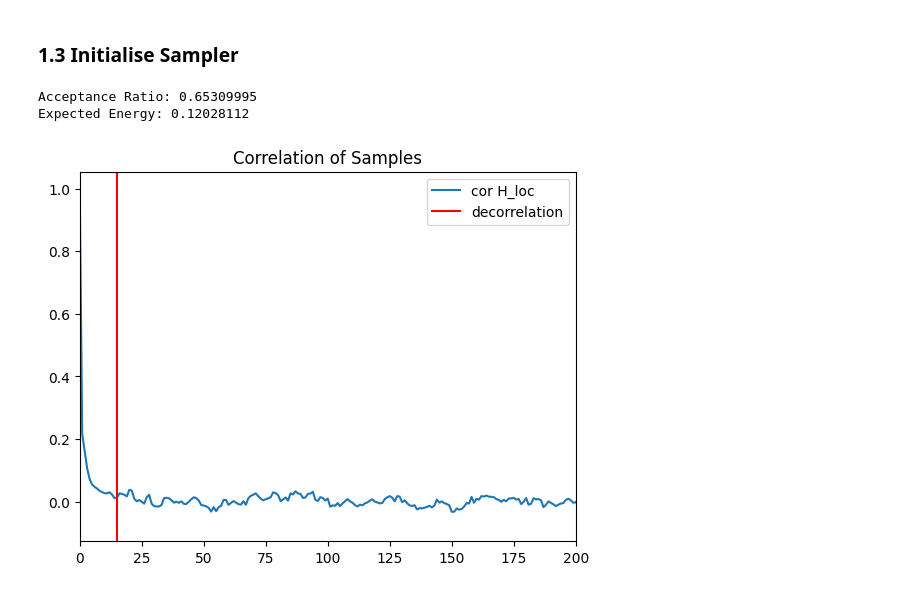
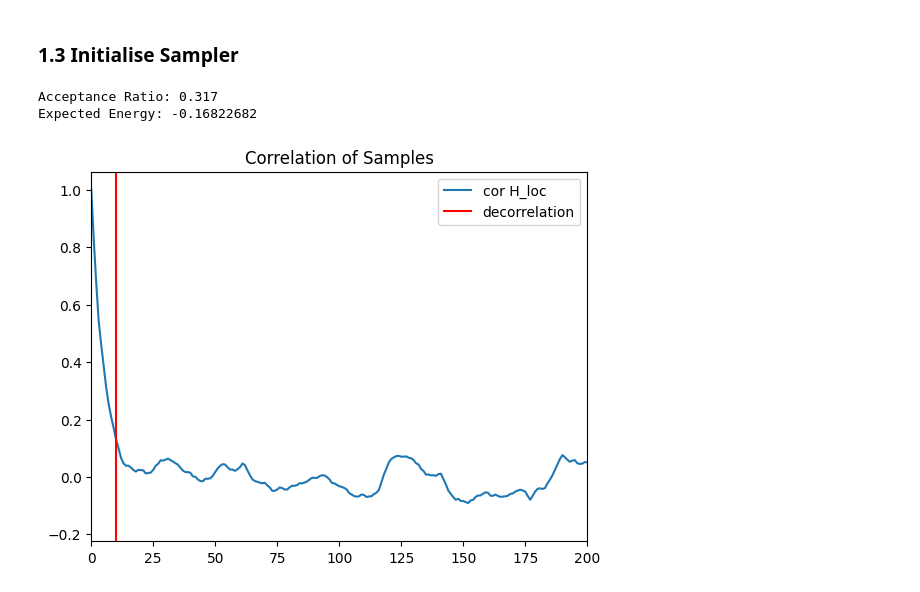
Before and after one commit to evanwonisch/NeuralQuantumStates, a Jupyter notebook: run/LCAO/dihydrogen_variable_distance.ipynb, the cells around one changed output. Cells and saved outputs as stored; diff of their text form; code cells hidden in the pictures.

```diff
--- a/run/LCAO/dihydrogen_variable_distance.ipynb
+++ b/run/LCAO/dihydrogen_variable_distance.ipynb
@@ -121,7 +119,6 @@ plt.ylim(-5, 1)
 ## netket.nn.log_cosh
 
 def act(x):
-    # return x / (1 + jnp.exp(-x)) - 0.1 * x
     return jnp.log(jnp.cosh(x))
 
 class NN(nn.Module):
@@ -131,10 +128,6 @@ class NN(nn.Module):
         x = act(x)
         x = nn.Dense(32, name="dense2", bias_init=jax.random.normal)(x)
         x = act(x)
-        x = nn.Dense(32, name="dense3", bias_init=jax.random.normal)(x)
-        x = act(x)
-        x = nn.Dense(32, name="dense4", bias_init=jax.random.normal)(x)
-        x = act(x)
         x = nn.Dense(1, name="dense5", bias_init=jax.random.normal)(x)
         x = act(x)
         return -jnp.squeeze(x)
@@ -146,19 +139,19 @@ class Ansatz(module.wavefunctions.Wavefunction):
         self.nn = NN()
         self.lcao = module.wavefunctions.LCAO()
 
+    def init_param(self, key):
+        nn_param = self.nn.init(key, jnp.empty((3,)))
 
-    def init_param(self, R, k, key):
-        nn_param = self.nn.init(key, jnp.empty((3,)))
-        lcao_param = self.lcao.init_parameters(R, k, jnp.ones_like(k))
-
-        return {"nn":nn_param, "lcao":lcao_param}
+        dist = 2.09
+        lcao_param = self.lcao.init_parameters(jnp.array([[-dist/2,0.,0.],[dist/2,0.,0.]]), jnp.array([1.,1.]), jnp.array([1.,1.]))
+        return {"nn": nn_param,"lcao":lcao_param, "dist": dist}
 
     @partial(jax.jit, static_argnames=['self'])
     def eval_nn(self, parameters, x):
         x_coord = x[:, 0]                              # molecular axis
-        r = jnp.sqrt(x[:, 1]**2 + x[:, 2]**2 + 1e-3)   # radial distance
+        r = jnp.sqrt(x[:, 1]**2 + x[:, 2]**2 + 0.1)          # radial distance
         phi = jnp.arctan2(x[:, 2], x[:, 1])            # angle
-        r_tot = jnp.sqrt(x[:, 0]**2 + x[:, 1]**2 + x[:, 2]**2 + 1e-3)
+        r_tot = jnp.sqrt(x[:, 0]**2 + x[:, 1]**2 + x[:, 2]**2 + 0.1)
 
         coord = jnp.stack((x_coord, r, r_tot), axis = 1)
         coord2 = jnp.stack((-x_coord, r, r_tot), axis = 1)
@@ -172,5 +165,5 @@ class Ansatz(module.wavefunctions.Wavefunction):
 ansatz = Ansatz()
 # %%
 key, _ = jax.random.split(key)
-param = ansatz.init_param(potential.R, potential.k,key)
+param = ansatz.init_param(key)
 # %%
@@ -213,7 +208,6 @@ f.tight_layout()
 # %%
 class SymmetrySampler(module.samplers.MCMC):
     def propose(self, key, element):
-        a, b = jax.random.split(key)
         subkey, _ = jax.random.split(key)
 
         mirrorprob = 0.01
@@ -230,21 +224,21 @@ class SymmetrySampler(module.samplers.MCMC):
 sampler = SymmetrySampler(ansatz, 0.5)
 # %%
 N = 10000
-samples, ratio = sampler.sample(key, param, jnp.array([potential.d/2 + 0.01, 0, 0]), N)
+samples, ratio = sampler.sample(key, param, jnp.array([param["dist"]/2 + 0.01, 0, 0]), N)
 H_loc = hamiltonian.calc_H_loc(ansatz, param, samples)
 print("Acceptance Ratio:", ratio)
 print("Expected Energy:", jnp.mean(H_loc))
 
 plt.plot(jnp.correlate(H_loc-jnp.mean(H_loc), H_loc[0:2000]-jnp.mean(H_loc))/jnp.std(H_loc[0:2000])**2/2000, label = "cor H_loc")
 plt.xlim(0,200)
-plt.axvline(15, color = "r", label = "decorrelation")
+plt.axvline(10, color = "r", label = "decorrelation")
 plt.title("Correlation of Samples")
 plt.legend()
 plt.show()
 # %% [output]
-Acceptance Ratio: 0.65309995
-Expected Energy: 0.12028112
+Acceptance Ratio: 0.317
+Expected Energy: -0.16822682
-[figure, old version]
+[figure, new version]
 # %%
 subsampling = 15
 # %%
```
Also changed, not shown: parts of 17 cells of this notebook, 5 other files.
